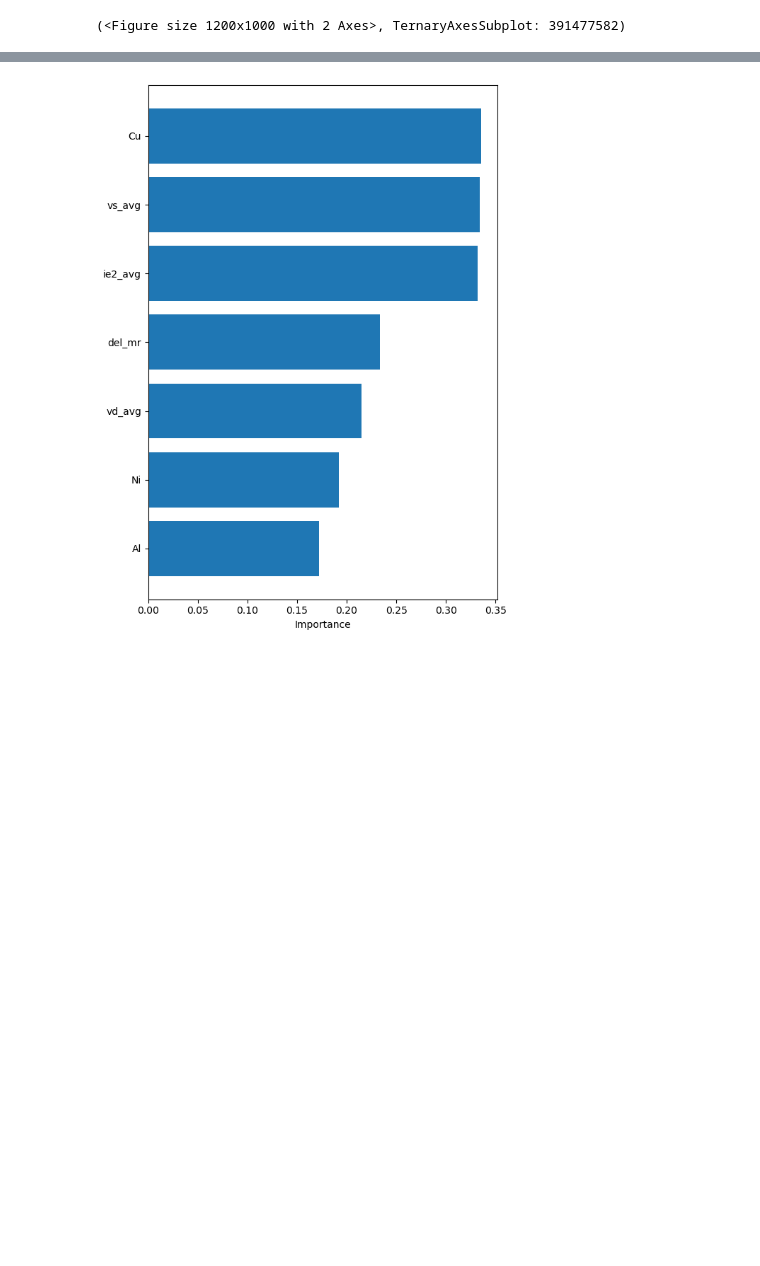
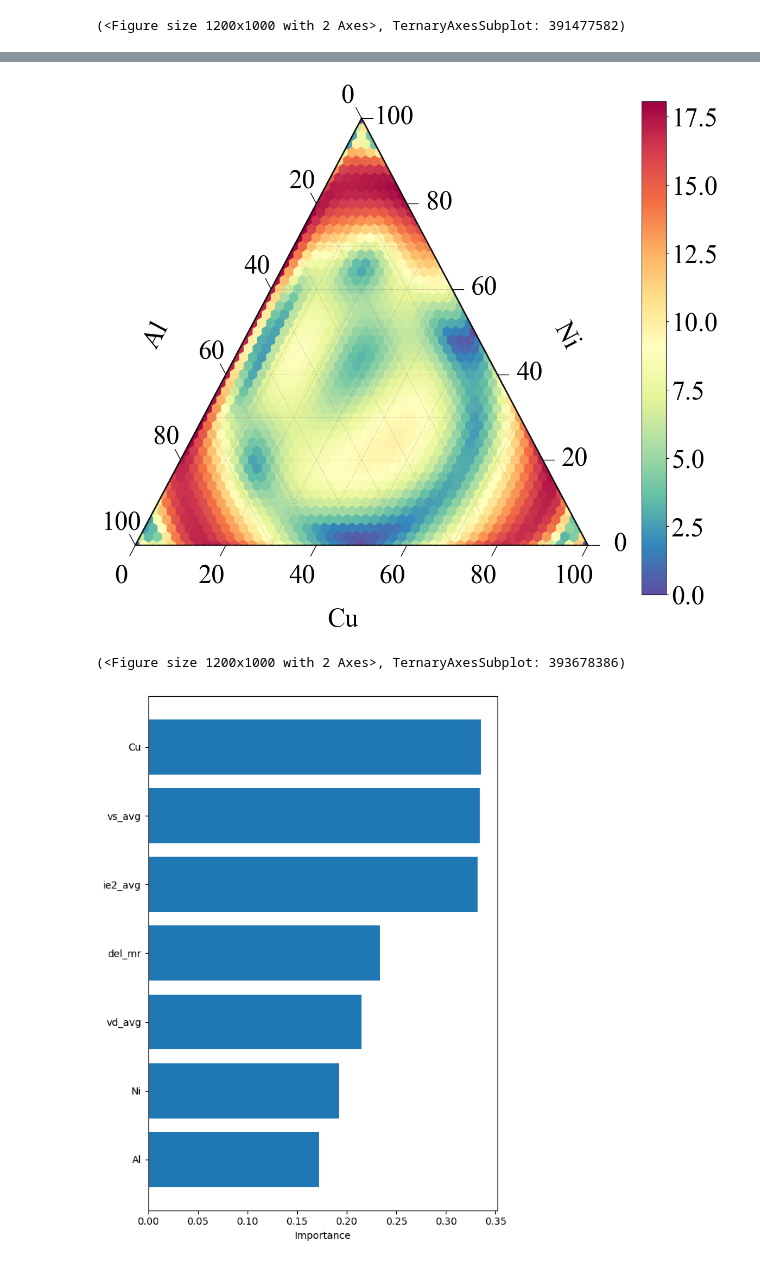
Before and after one commit to linarojas0824/Hybrid-Experimental-Data-Driven-Workflow, a Jupyter notebook: scripts/Notebooks/02_Model Training.ipynb, the cells around one changed output, grey strips where cells are left out. Saved outputs shown, nothing was run; the diff lists cells and outputs as text; code cells hidden in the pictures; blank space fills up the shorter version.

```diff
--- a/scripts/Notebooks/02_Model Training.ipynb
+++ b/scripts/Notebooks/02_Model Training.ipynb
@@ -199,0 +217,3 @@ plot_ternary_heatmap(
+# %%
+df_gp_R = pd.read_csv("/Users/linarojas/Desktop/Research/Papers/Combinatorial_Ternary/Experimental design/gp_predictions.csv")
+gp_r = pd.concat([comp_space[['Cu','Ni','Al']], df_gp_R], axis=1)
@@ -200,3 +229,12 @@ plot_ternary_heatmap(
+# %%
+plot_ternary_heatmap(
+    df=gp_r,
+    value_col="y_sd",
+    duplicate_handling="mean"
+)
+# %% [output]
+[figure, added]
+(<Figure size 1200x1000 with 2 Axes>, TernaryAxesSubplot: 393678386)
 # %%
 feature_names = x_test.columns
 
```
Also changed, not shown: parts of 11 cells of this notebook, 5 other files.
